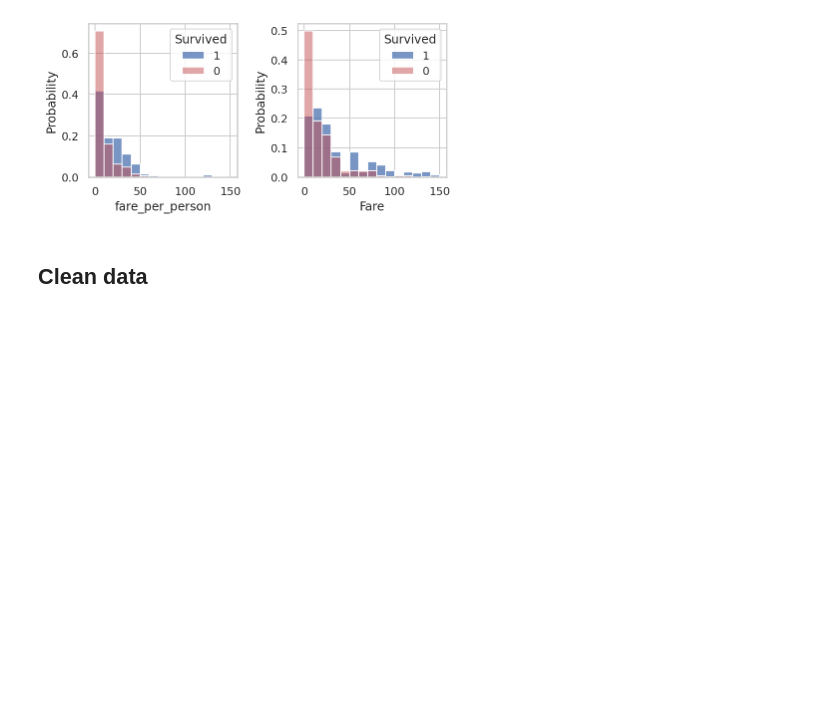
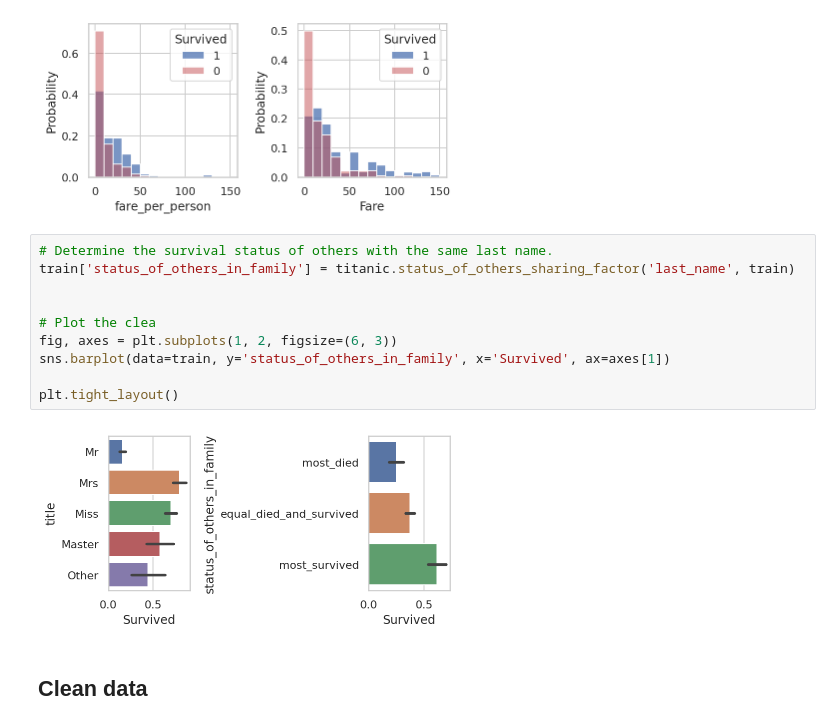
Before and after one commit to dwitvliet/kaggle-titanic, a Jupyter notebook: kaggle-titanic.ipynb, the cells around one changed output. Saved outputs shown, nothing was run; the diff lists cells and outputs as text; blank space fills up the shorter version.

```diff
--- a/kaggle-titanic.ipynb
+++ b/kaggle-titanic.ipynb
@@ -291,6 +320,18 @@ for i, categorical_column in enumerate(discrete_columns):
 plt.tight_layout()
 # %% [output]
 [figure]
+# %%
+# Determine the survival status of others with the same last name.
+train['status_of_others_in_family'] = titanic.status_of_others_sharing_factor('last_name', train)
+
+
+# Plot the clea
+fig, axes = plt.subplots(1, 2, figsize=(6, 3))
+sns.barplot(data=train, y='status_of_others_in_family', x='Survived', ax=axes[1])
+
+plt.tight_layout()
+# %% [output]
+[figure, added]
 # %% [markdown]
 ## Clean data
 # %%
```
Also changed, not shown: parts of 8 cells of this notebook.
